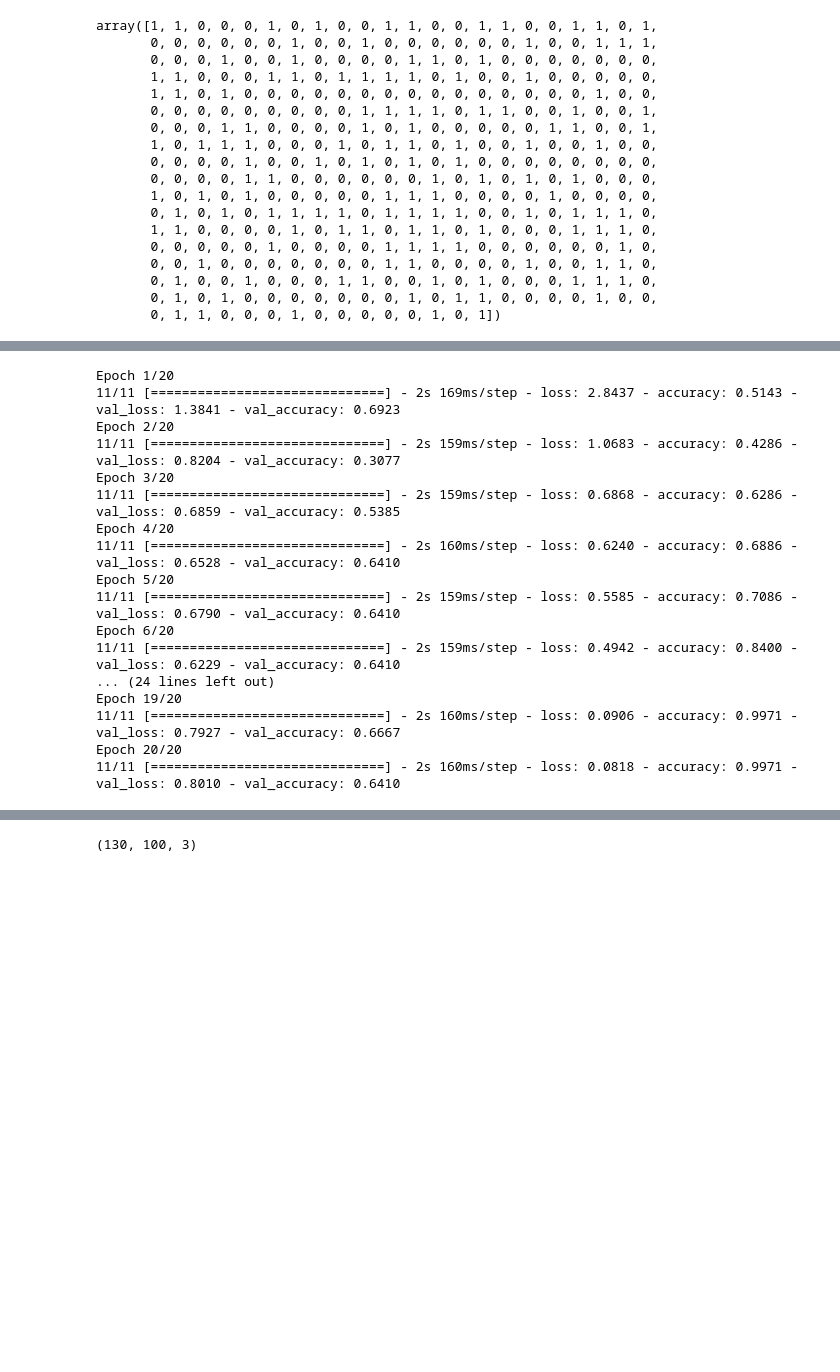
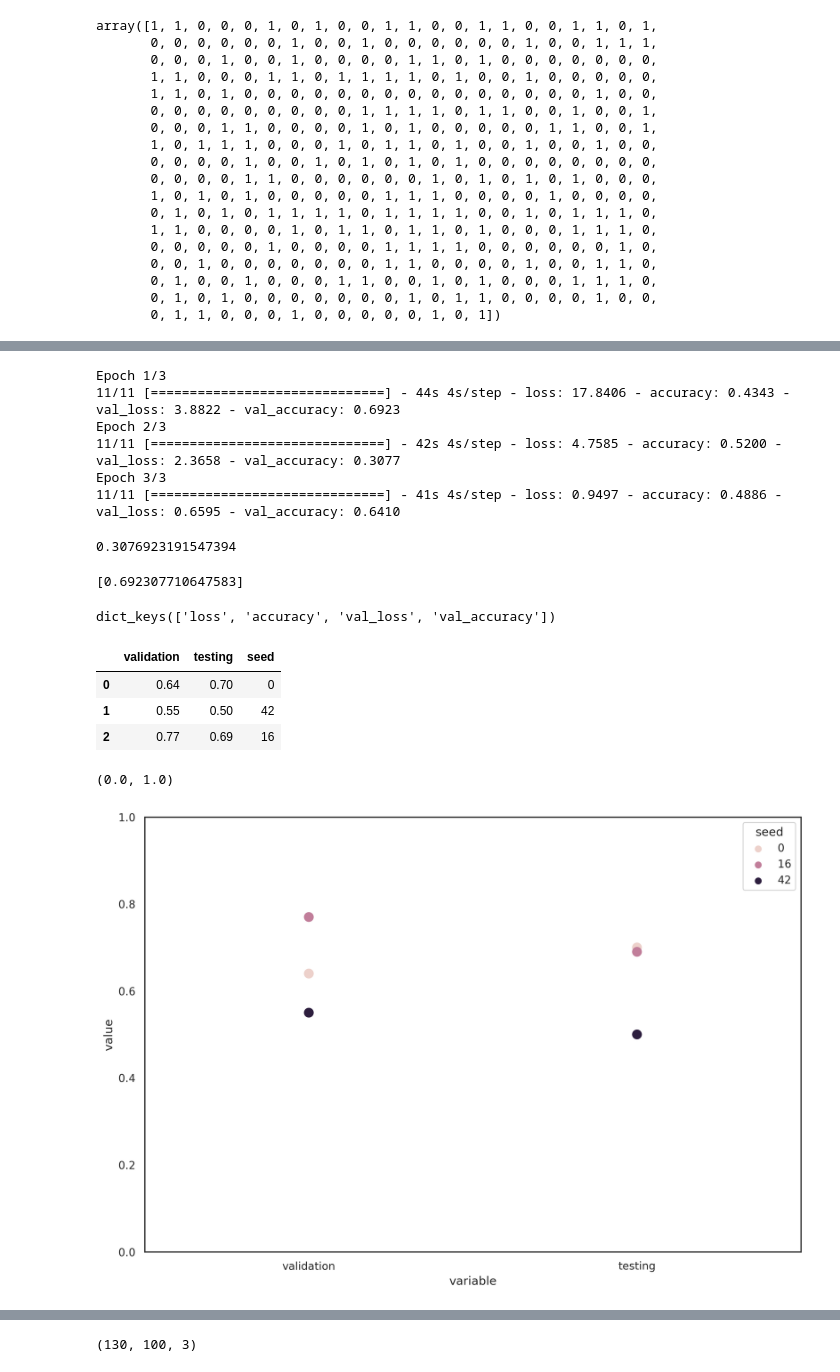
Before and after one commit to akira-nair/multiomic-model-tcga, a Jupyter notebook: models/MAVI/complete_modality.ipynb, the cells around one changed output, grey strips where cells are left out. Cells and saved outputs as stored; diff of their text form; code cells hidden in the pictures; blank space fills up the shorter version.

```diff
--- a/models/MAVI/complete_modality.ipynb
+++ b/models/MAVI/complete_modality.ipynb
@@ -109,24 +141,38 @@ array([1, 1, 0, 0, 0, 1, 0, 1, 0, 0, 1, 1, 0, 0, 1, 1, 0, 0, 1, 1, 0, 1,
 import tensorflow as tf
 tf.keras.backend.clear_session()
 # %%
-model, _ = um.create_model_image(X_train, y_train, image_shape=(130, 100, 3), \
-                                 n_hidden = 1, lr = 0.01, optimizer= 'adam', n_epochs = 20, batch_size = None,\
+model, hist = um.create_model_image(X_train, y_train, image_shape=image_size, \
+                                 n_hidden = 1, lr = 0.01, optimizer= 'adam', n_epochs = 3, batch_size = None,\
                                  balance_class=True)
 # %% [output]
-Epoch 1/20
-11/11 [==============================] - 2s 169ms/step - loss: 2.8437 - accuracy: 0.5143 - val_loss: 1.3841 - val_accuracy: 0.6923
-Epoch 2/20
-11/11 [==============================] - 2s 159ms/step - loss: 1.0683 - accuracy: 0.4286 - val_loss: 0.8204 - val_accuracy: 0.3077
-Epoch 3/20
-11/11 [==============================] - 2s 159ms/step - loss: 0.6868 - accuracy: 0.6286 - val_loss: 0.6859 - val_accuracy: 0.5385
-Epoch 4/20
-11/11 [==============================] - 2s 160ms/step - loss: 0.6240 - accuracy: 0.6886 - val_loss: 0.6528 - val_accuracy: 0.6410
-Epoch 5/20
-11/11 [==============================] - 2s 159ms/step - loss: 0.5585 - accuracy: 0.7086 - val_loss: 0.6790 - val_accuracy: 0.6410
-Epoch 6/20
-11/11 [==============================] - 2s 159ms/step - loss: 0.4942 - accuracy: 0.8400 - val_loss: 0.6229 - val_accuracy: 0.6410
-... (24 lines left out)
-Epoch 19/20
-11/11 [==============================] - 2s 160ms/step - loss: 0.0906 - accuracy: 0.9971 - val_loss: 0.7927 - val_accuracy: 0.6667
-Epoch 20/20
-11/11 [==============================] - 2s 160ms/step - loss: 0.0818 - accuracy: 0.9971 - val_loss: 0.8010 - val_accuracy: 0.6410
+Epoch 1/3
+11/11 [==============================] - 44s 4s/step - loss: 17.8406 - accuracy: 0.4343 - val_loss: 3.8822 - val_accuracy: 0.6923
+Epoch 2/3
+11/11 [==============================] - 42s 4s/step - loss: 4.7585 - accuracy: 0.5200 - val_loss: 2.3658 - val_accuracy: 0.3077
+Epoch 3/3
+11/11 [==============================] - 41s 4s/step - loss: 0.9497 - accuracy: 0.4886 - val_loss: 0.6595 - val_accuracy: 0.6410
+# %%
+v_acc = model.history.history['val_accuracy'].pop()
+v_acc
+# %% [output]
+0.3076923191547394
+# %%
+hist.history['val_accuracy']
+# %% [output]
+[0.692307710647583]
+# %%
+model.history.history.keys()
+# %% [output]
+dict_keys(['loss', 'accuracy', 'val_loss', 'val_accuracy'])
+# %%
+seeds = [0, 42, 16]
+v_accs = [0.64, 0.55, 0.77]
+t_accs = [0.7, 0.5, 0.69]
+# %%
+results = pd.DataFrame({'validation':v_accs,'testing': t_accs, 'seed': seeds})
+results
+# %% [output]
+|  | validation | testing | seed |
+| 0 | 0.64 | 0.70 | 0 |
+| 1 | 0.55 | 0.50 | 42 |
+| 2 | 0.77 | 0.69 | 16 |
@@ -132,0 +181,6 @@ Epoch 20/20
+# %%
+sns.stripplot(x="variable", y="value", hue="seed", data=pd.melt(results, id_vars=["seed"]), jitter=False, size = 10)
+plt.ylim(0, 1)
+# %% [output]
+(0.0, 1.0)
+[figure, added]
```
Also changed, not shown: parts of 12 cells of this notebook, 3 other files.
